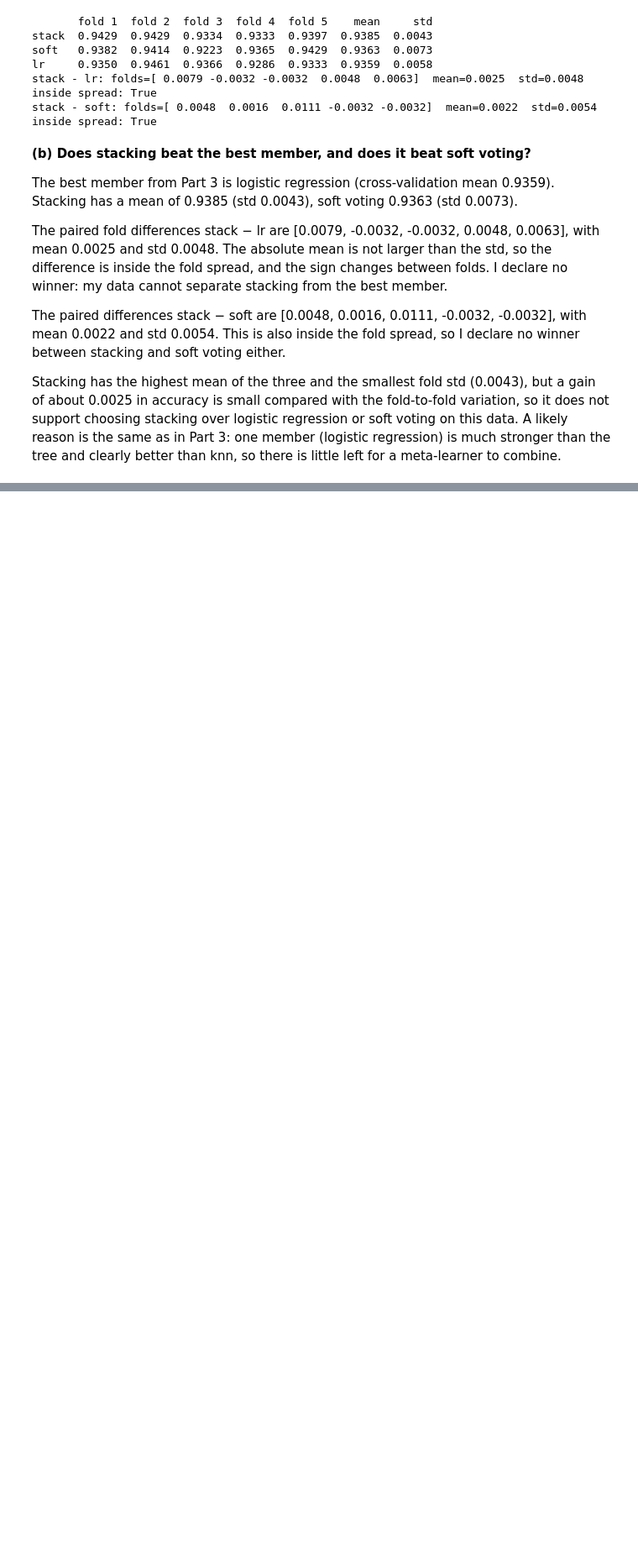
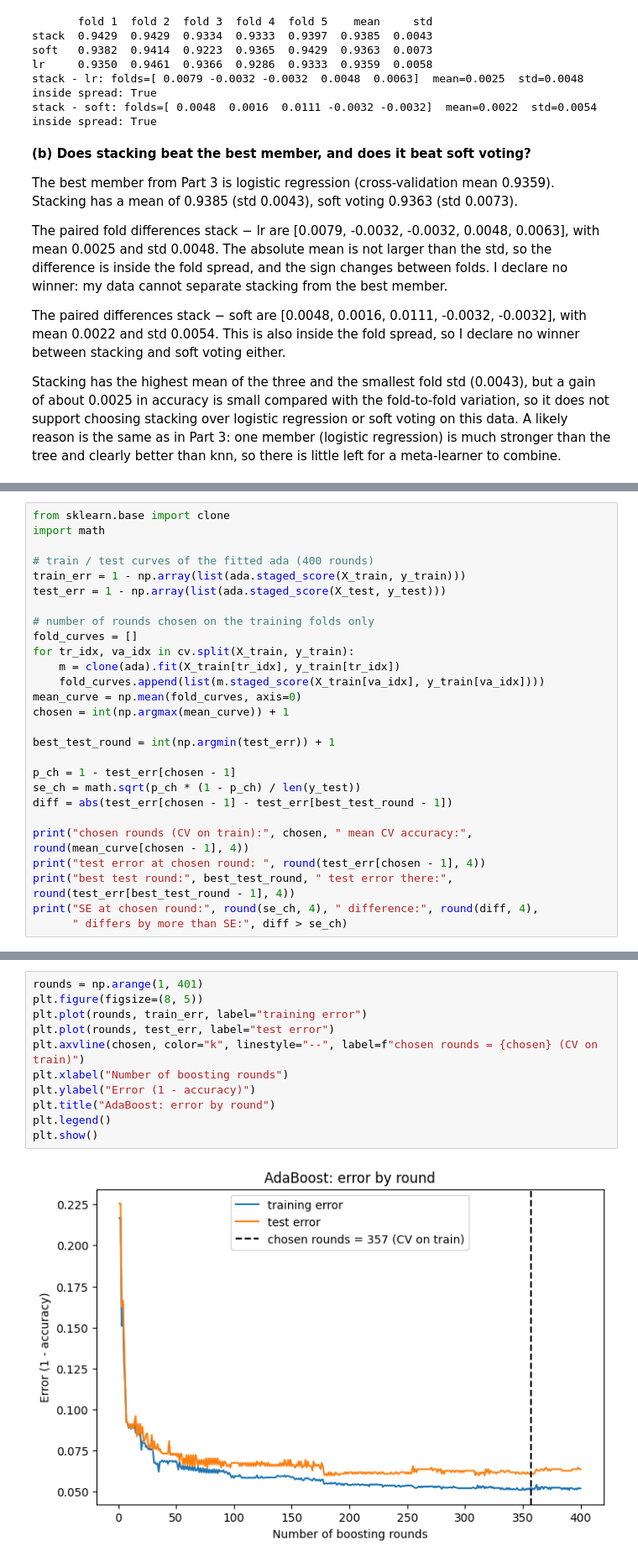
Before and after one commit to aziko04042006-hue/zhumanov_ML_task_4, a Jupyter notebook: zhumanov_task4.ipynb, the cells around one changed output, grey strips where cells are left out. Shown at 84% size. Cells and saved outputs as stored; diff of their text form; blank space fills up the shorter version.

Commit message:
Part 5: AdaBoost, rounds and label noise

```diff
--- a/zhumanov_task4.ipynb
+++ b/zhumanov_task4.ipynb
@@ -533,0 +620,27 @@ Stacking has the highest mean of the three and the smallest fold std (0.0043), b
+# %%
+from sklearn.base import clone
+import math
+
+# train / test curves of the fitted ada (400 rounds)
+train_err = 1 - np.array(list(ada.staged_score(X_train, y_train)))
+test_err = 1 - np.array(list(ada.staged_score(X_test, y_test)))
+
+# number of rounds chosen on the training folds only
+fold_curves = []
+for tr_idx, va_idx in cv.split(X_train, y_train):
+    m = clone(ada).fit(X_train[tr_idx], y_train[tr_idx])
+    fold_curves.append(list(m.staged_score(X_train[va_idx], y_train[va_idx])))
+mean_curve = np.mean(fold_curves, axis=0)
+chosen = int(np.argmax(mean_curve)) + 1
+
+best_test_round = int(np.argmin(test_err)) + 1
+
+p_ch = 1 - test_err[chosen - 1]
+se_ch = math.sqrt(p_ch * (1 - p_ch) / len(y_test))
+diff = abs(test_err[chosen - 1] - test_err[best_test_round - 1])
+
+print("chosen rounds (CV on train):", chosen, " mean CV accuracy:", round(mean_curve[chosen - 1], 4))
+print("test error at chosen round: ", round(test_err[chosen - 1], 4))
+print("best test round:", best_test_round, " test error there:", round(test_err[best_test_round - 1], 4))
+print("SE at chosen round:", round(se_ch, 4), " difference:", round(diff, 4),
+      " differs by more than SE:", diff > se_ch)
@@ -533,0 +652,13 @@ Stacking has the highest mean of the three and the smallest fold std (0.0043), b
+# %%
+rounds = np.arange(1, 401)
+plt.figure(figsize=(8, 5))
+plt.plot(rounds, train_err, label="training error")
+plt.plot(rounds, test_err, label="test error")
+plt.axvline(chosen, color="k", linestyle="--", label=f"chosen rounds = {chosen} (CV on train)")
+plt.xlabel("Number of boosting rounds")
+plt.ylabel("Error (1 - accuracy)")
+plt.title("AdaBoost: error by round")
+plt.legend()
+plt.show()
+# %% [output]
+[figure, added]
```
Also changed, not shown: parts of 9 cells of this notebook.
